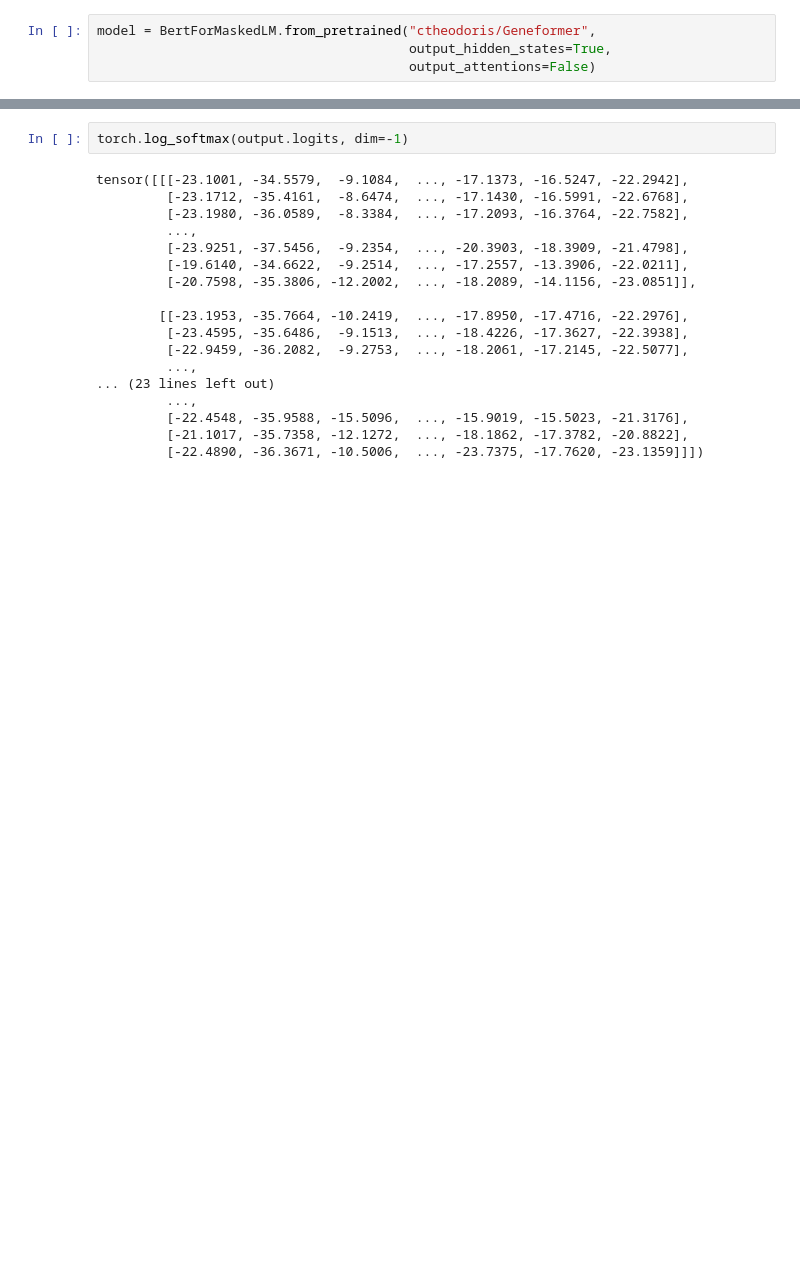
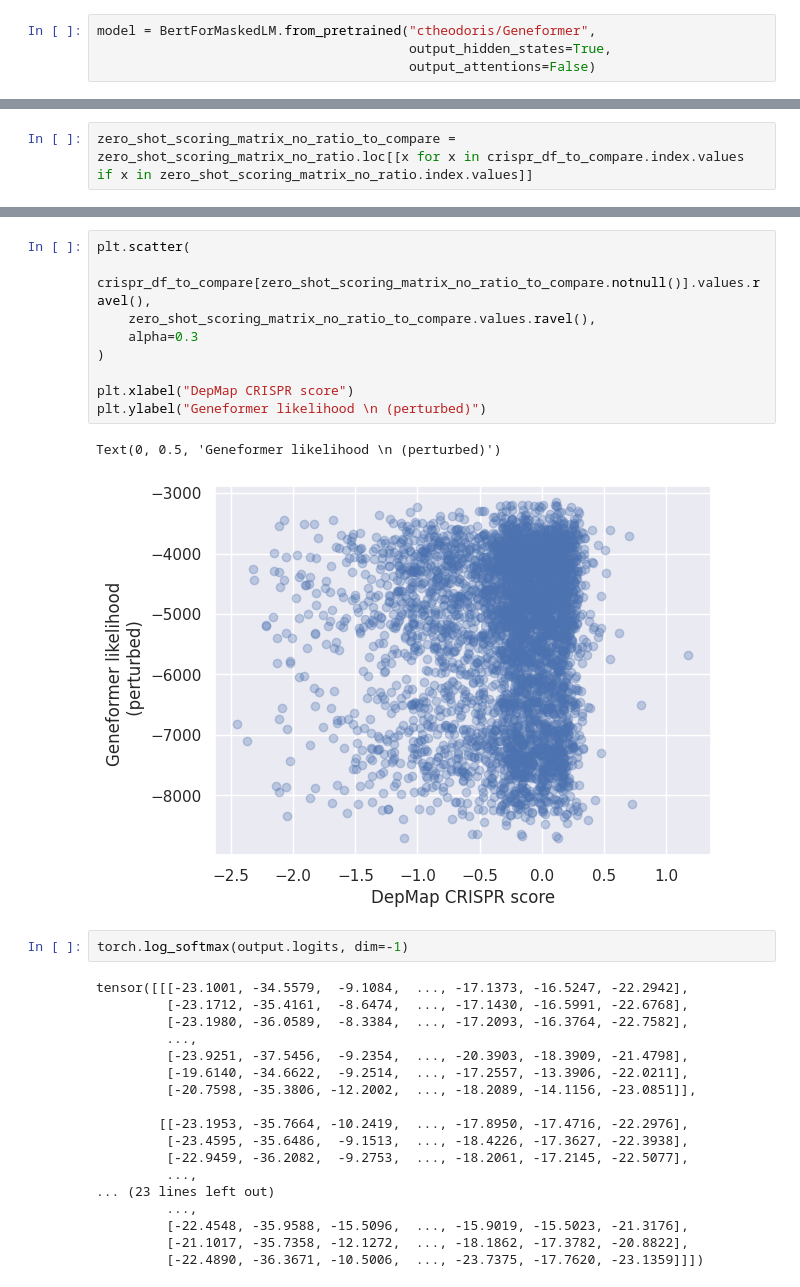
Before and after one commit to dimenwarper/gexpfoundation_hackathon, a Jupyter notebook: perturbation_poc.ipynb, the cells around one changed output, grey strips where cells are left out. Drawn from its saved outputs; the diff is of its cells as text; blank space fills up the shorter version.

```diff
--- a/perturbation_poc.ipynb
+++ b/perturbation_poc.ipynb
@@ -268 +412,3 @@ tensor([[20391, 11958, 20794,  ...,  5117,  2812,  4699],
+# %%
+zero_shot_scoring_matrix_no_ratio_to_compare = zero_shot_scoring_matrix_no_ratio.loc[[x for x in crispr_df_to_compare.index.values if x in zero_shot_scoring_matrix_no_ratio.index.values]]
 # %%
@@ -272,3 +429,15 @@ tensor([-5.5663, -7.3021,  0.5867,  ...,  9.0273,  6.5536,  6.3689])
+# %%
+plt.scatter(
+    crispr_df_to_compare[zero_shot_scoring_matrix_no_ratio_to_compare.notnull()].values.ravel(),
+    zero_shot_scoring_matrix_no_ratio_to_compare.values.ravel(),
+    alpha=0.3
+)
+
+plt.xlabel("DepMap CRISPR score")
+plt.ylabel("Geneformer likelihood \n (perturbed)")
+# %% [output]
+Text(0, 0.5, 'Geneformer likelihood \n (perturbed)')
+[figure, added]
 # %%
 torch.log_softmax(output.logits, dim=-1)
 # %% [output]
```
Also changed, not shown: parts of 13 cells of this notebook, 1 other file.
